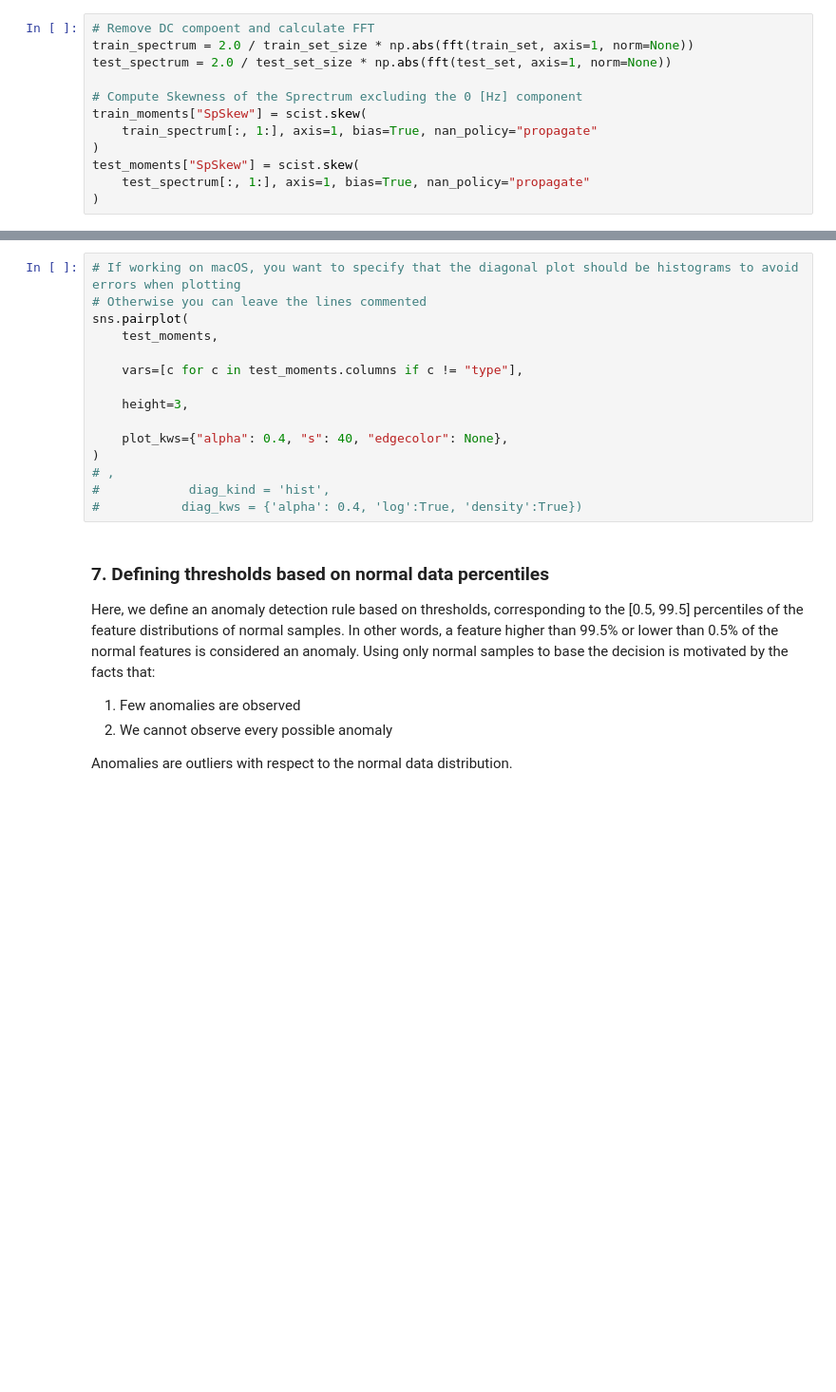
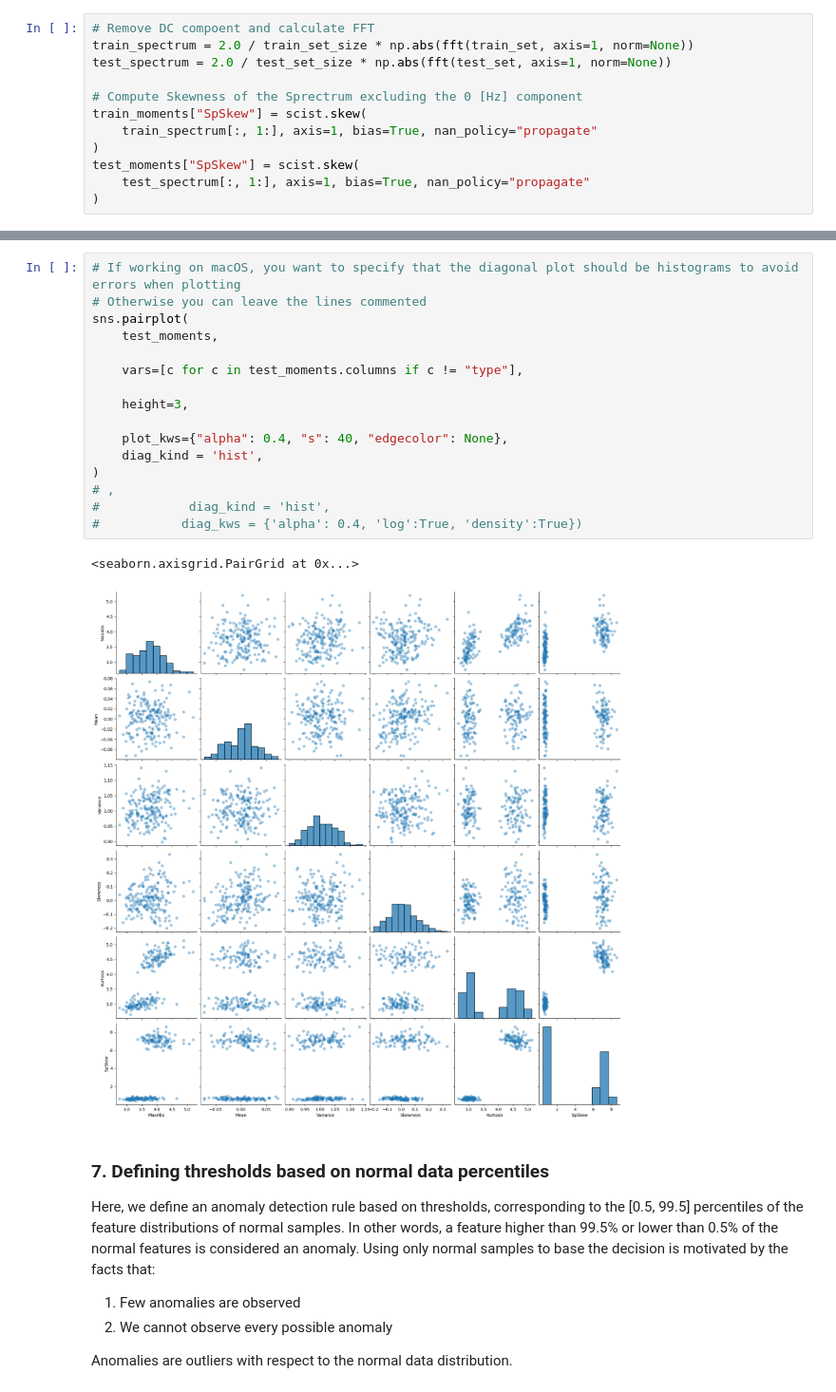
Before and after one commit to viktorkjellsson/CIVIL-426, a Jupyter notebook: Graded_Exercise_1.ipynb, the cells around one changed output, grey strips where cells are left out. Shown at 95% size. Cells and saved outputs as stored; diff of their text form; blank space fills up the shorter version.

```diff
--- a/Graded_Exercise_1.ipynb
+++ b/Graded_Exercise_1.ipynb
@@ -172,18 +184,22 @@ sns.pairplot(
 # %%
 # If working on macOS, you want to specify that the diagonal plot should be histograms to avoid errors when plotting
 # Otherwise you can leave the lines commented
 sns.pairplot(
     test_moments,
 
     vars=[c for c in test_moments.columns if c != "type"],
 
     height=3,
 
     plot_kws={"alpha": 0.4, "s": 40, "edgecolor": None},
+    diag_kind = 'hist',
 )
 # ,
 #            diag_kind = 'hist',
 #           diag_kws = {'alpha': 0.4, 'log':True, 'density':True})
+# %% [output]
+<seaborn.axisgrid.PairGrid at 0x...>
+[figure, added]
 # %% [markdown]
 ### 7. Defining thresholds based on normal data percentiles
 
```
Also changed, not shown: parts of 31 cells of this notebook.
